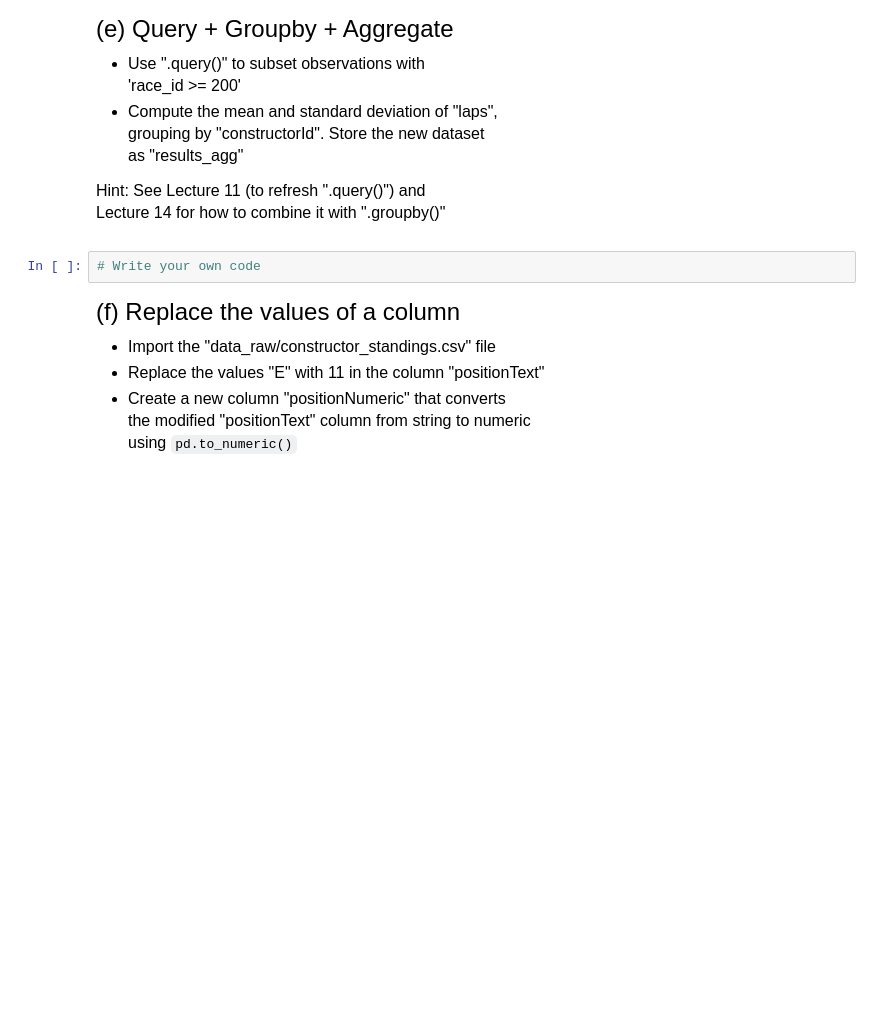
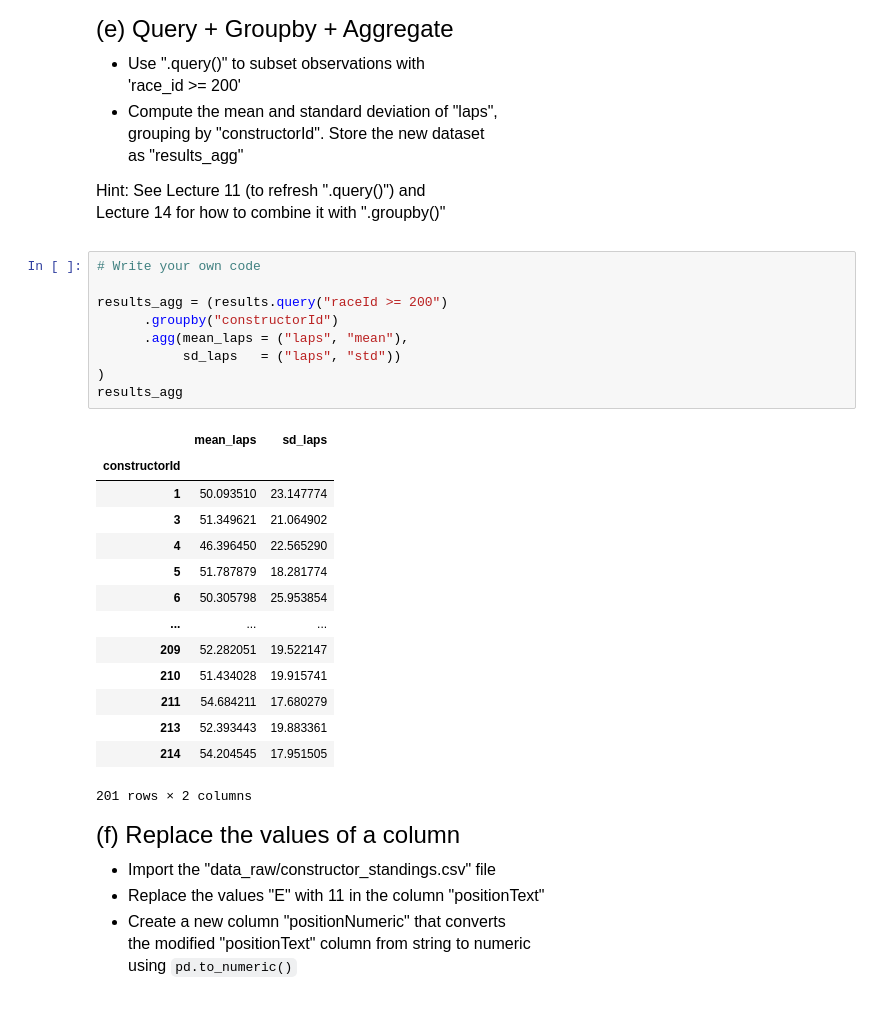
Before and after one commit to Kwatcho/datasci530fall2025, a Jupyter notebook: Lecture 03/Lecture 3 Exercises.ipynb, the cells around one changed output. Cells and saved outputs as stored; diff of their text form; blank space fills up the shorter version.

```diff
--- a/Lecture 03/Lecture 3 Exercises.ipynb
+++ b/Lecture 03/Lecture 3 Exercises.ipynb
@@ -202,8 +223,30 @@ as "results_agg"
 
 Hint: See Lecture 11 (to refresh ".query()") and <br>
 Lecture 14 for how to combine it with ".groupby()"
-# %%
-# Write your own code
+# %%
+# Write your own code
+
+results_agg = (results.query("raceId >= 200")
+      .groupby("constructorId")
+      .agg(mean_laps = ("laps", "mean"),
+           sd_laps   = ("laps", "std"))
+)
+results_agg
+# %% [output]
+|  | mean_laps | sd_laps |
+| constructorId |  |  |
+| 1 | 50.093510 | 23.147774 |
+| 3 | 51.349621 | 21.064902 |
+| 4 | 46.396450 | 22.565290 |
+| 5 | 51.787879 | 18.281774 |
+| 6 | 50.305798 | 25.953854 |
+| ... | ... | ... |
+| 209 | 52.282051 | 19.522147 |
+| 210 | 51.434028 | 19.915741 |
+| 211 | 54.684211 | 17.680279 |
+| 213 | 52.393443 | 19.883361 |
+| 214 | 54.204545 | 17.951505 |
+201 rows × 2 columns
 # %% [markdown]
 
 <font size = "5">
```
Also changed, not shown: parts of 3 cells of this notebook, 5 other files.
